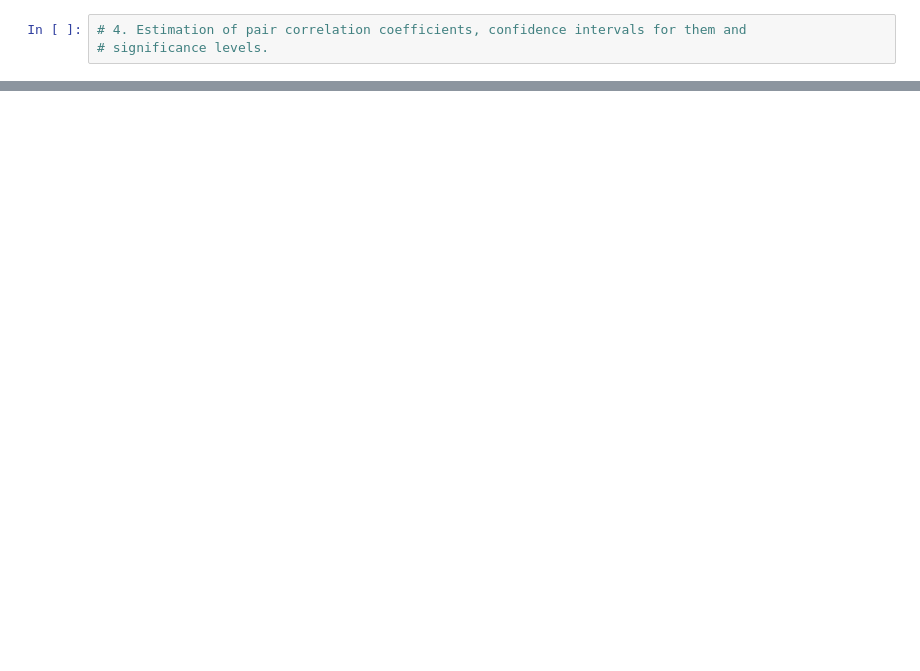
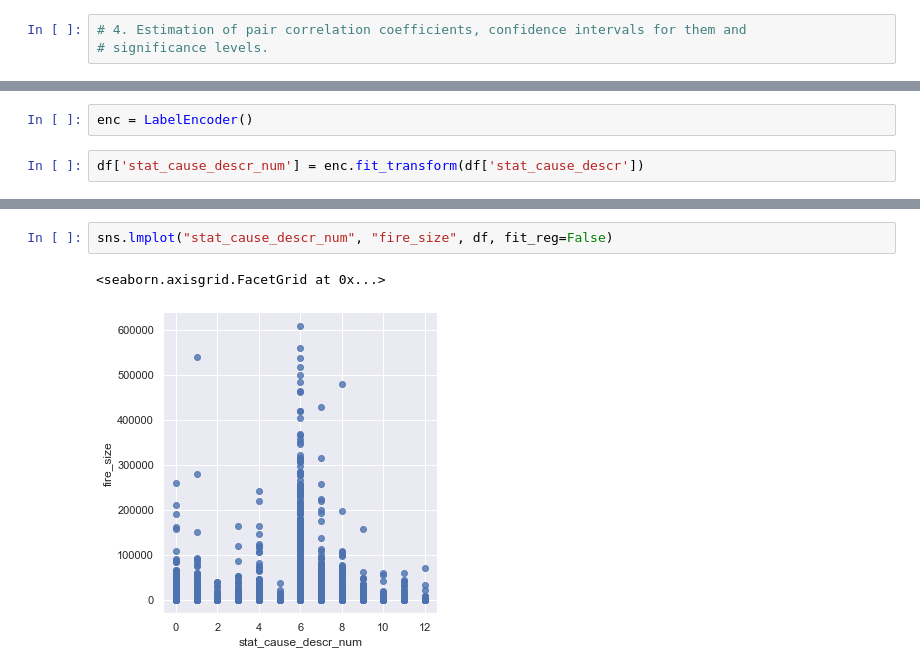
Before and after one commit to Pavelevivan/MultivariateAnalysis, a Jupyter notebook: task_2.ipynb, the cells around one changed output, grey strips where cells are left out. Drawn from its saved outputs; the diff is of its cells as text; blank space fills up the shorter version.

```diff
--- a/task_2.ipynb
+++ b/task_2.ipynb
@@ -160,0 +375,4 @@ sns.heatmap(corrmat, vmax=1., square=False).xaxis.tick_top()
+# %%
+enc = LabelEncoder()
+# %%
+df['stat_cause_descr_num'] = enc.fit_transform(df['stat_cause_descr'])
@@ -160,0 +414,5 @@ sns.heatmap(corrmat, vmax=1., square=False).xaxis.tick_top()
+# %%
+sns.lmplot("stat_cause_descr_num", "fire_size", df, fit_reg=False)
+# %% [output]
+<seaborn.axisgrid.FacetGrid at 0x...>
+[figure, added]
```
Also changed, not shown: parts of 40 cells of this notebook.
